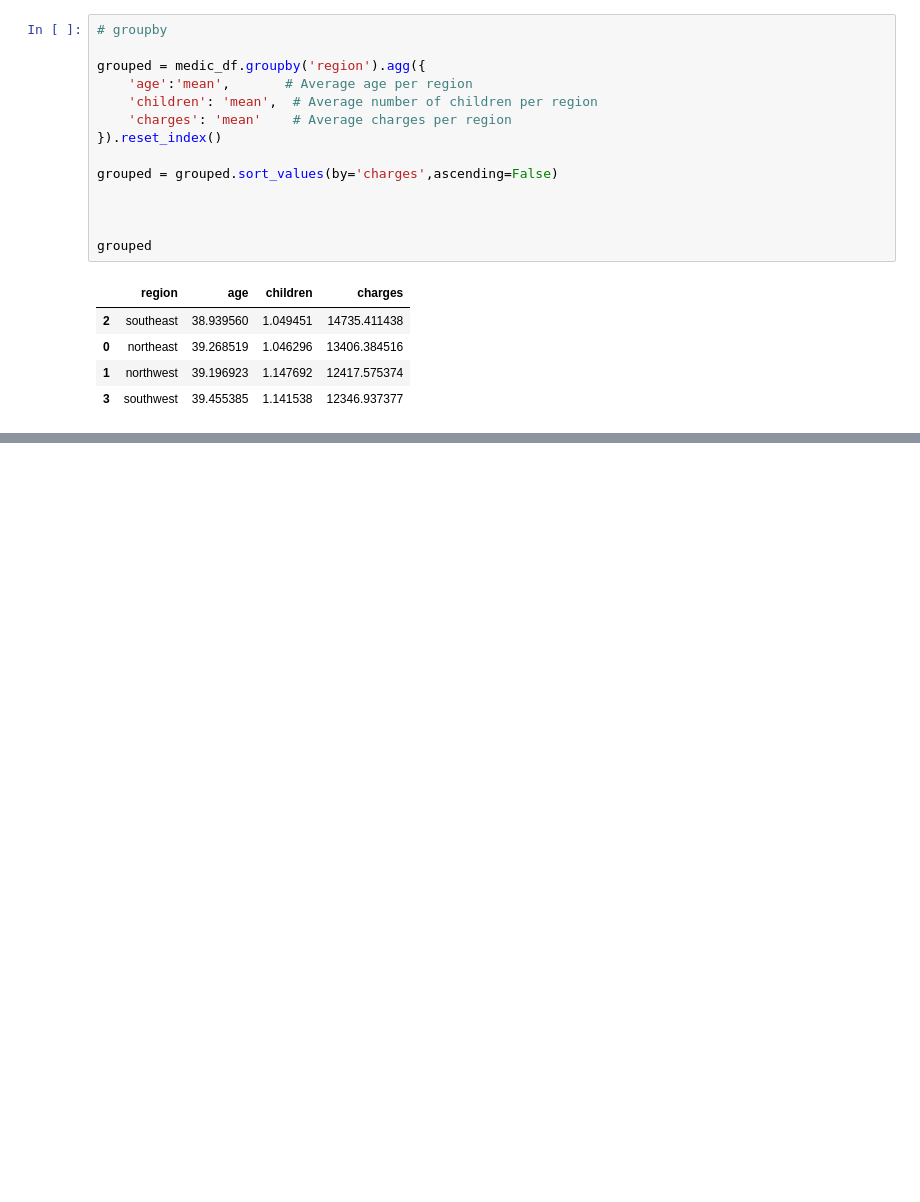
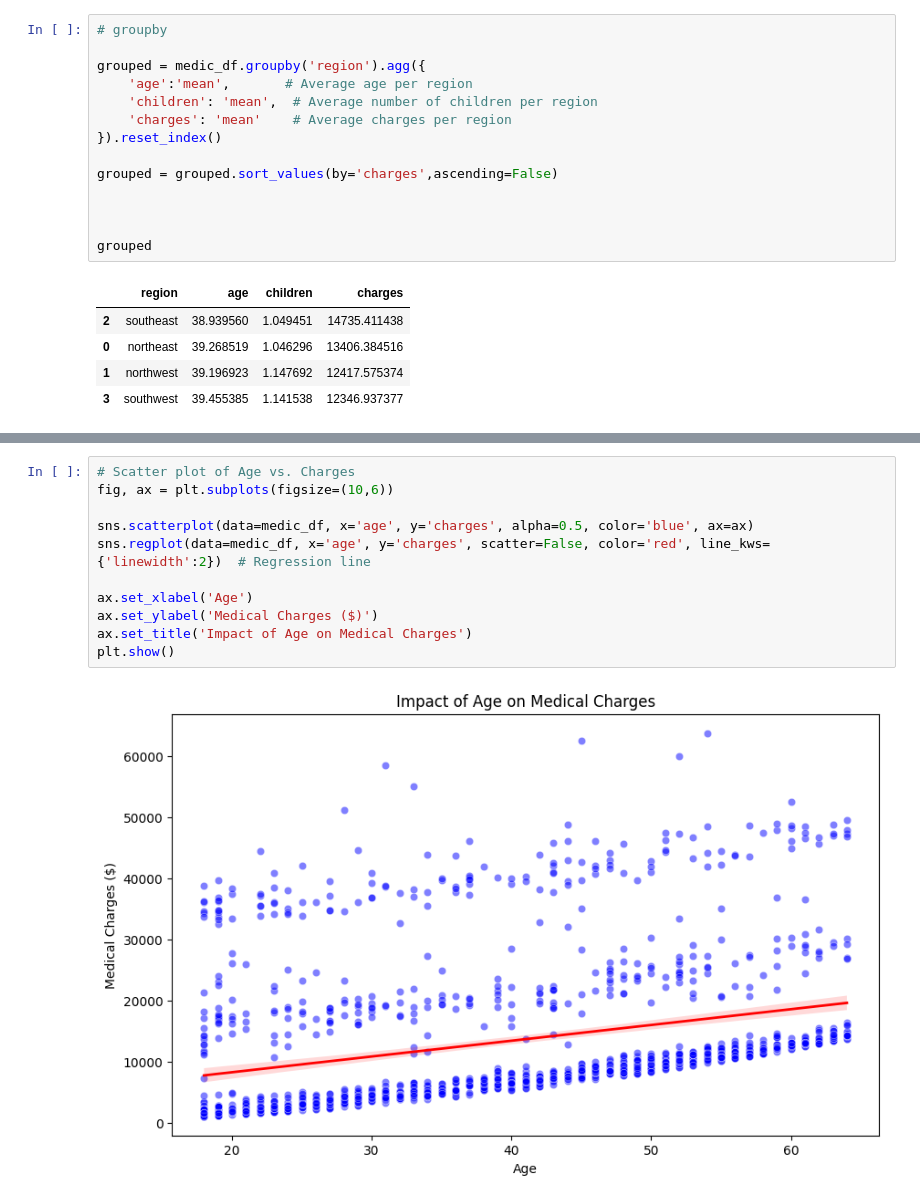
Before and after one commit to RonnyMuthomi/Medical-insurance-model, a Jupyter notebook: index.ipynb, the cells around one changed output, grey strips where cells are left out. Drawn from its saved outputs; the diff is of its cells as text; blank space fills up the shorter version.

```diff
--- a/index.ipynb
+++ b/index.ipynb
@@ -418,0 +454,13 @@ Passing `palette` without assigning `hue` is deprecated and will be removed in v
+# %%
+# Scatter plot of Age vs. Charges
+fig, ax = plt.subplots(figsize=(10,6))
+
+sns.scatterplot(data=medic_df, x='age', y='charges', alpha=0.5, color='blue', ax=ax)
+sns.regplot(data=medic_df, x='age', y='charges', scatter=False, color='red', line_kws={'linewidth':2})  # Regression line
+
+ax.set_xlabel('Age')
+ax.set_ylabel('Medical Charges ($)')
+ax.set_title('Impact of Age on Medical Charges')
+plt.show()
+# %% [output]
+[figure, added]
```
Also changed, not shown: parts of 39 cells of this notebook.
